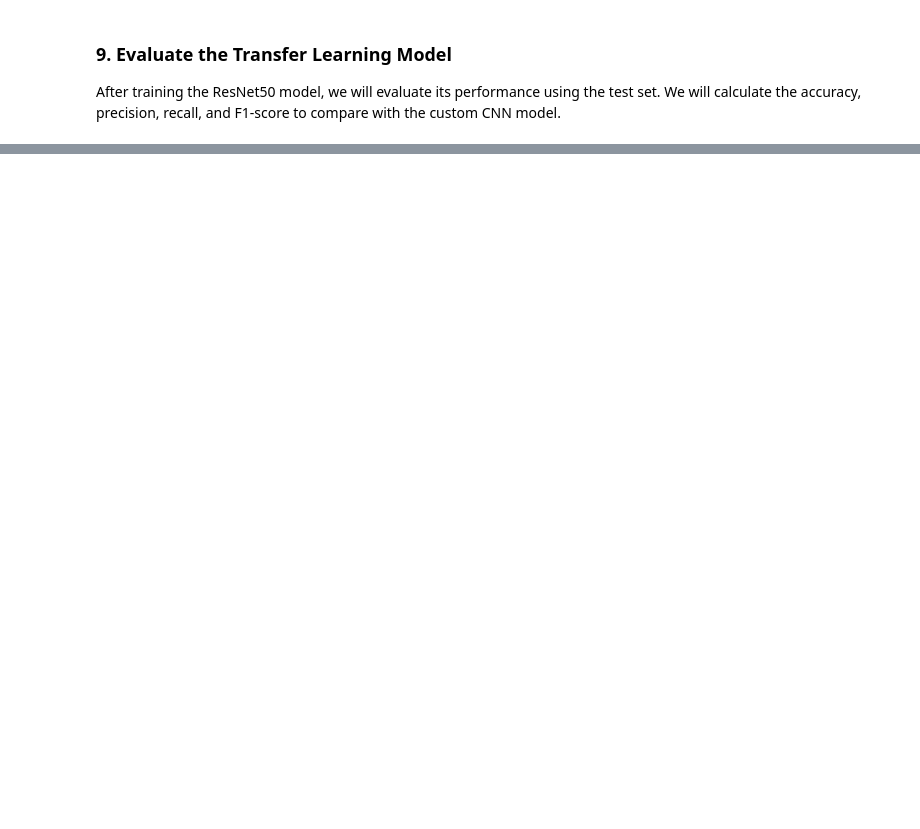
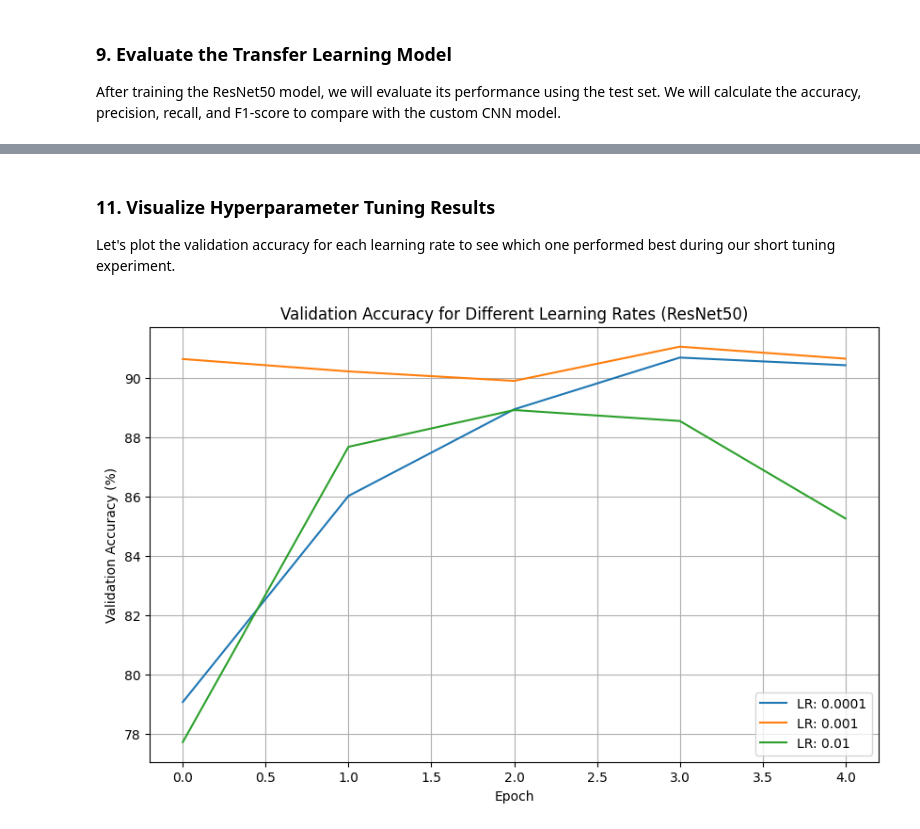
Before and after one commit to athiqhahammad2-art/-Agriculture-Smart-Farming---Computer-Vision-for-Crop-Disease-Detection-, a Jupyter notebook: Plant_Disease_Detection.ipynb, the cells around one changed output, grey strips where cells are left out. Drawn from its saved outputs; the diff is of its cells as text; code cells hidden in the pictures; blank space fills up the shorter version.

```diff
--- a/Plant_Disease_Detection.ipynb
+++ b/Plant_Disease_Detection.ipynb
@@ -655,0 +696,28 @@ ResNet50 Overall Macro F1-Score: 0.9542
+# %%
+learning_rates = [0.0001, 0.001, 0.01]
+num_epochs_tuning = 5 # Use fewer epochs for tuning to save time
+
+results = {}
+
+print("Starting Hyperparameter Tuning for Learning Rate...")
+
+for lr in learning_rates:
+    print(f"\n----- Training with Learning Rate: {lr} -----")
+
+    # Re-instantiate the model to ensure a fresh start for each LR experiment
+    # Make sure to freeze layers again
+    tuned_model = models.resnet50(pretrained=True)
+    for param in tuned_model.parameters():
+        param.requires_grad = False
+    num_ftrs = tuned_model.fc.in_features
+    tuned_model.fc = nn.Linear(num_ftrs, num_classes)
+    tuned_model = tuned_model.to(device)
+
+    tuned_optimizer = optim.Adam(tuned_model.fc.parameters(), lr=lr)
+
+    _, _, val_accuracies_lr = train_model(
+        tuned_model, criterion, tuned_optimizer, train_loader, val_loader, num_epochs=num_epochs_tuning
+    )
+    results[lr] = val_accuracies_lr
+
+print("\nHyperparameter Tuning Complete!")
@@ -655,0 +745,18 @@ ResNet50 Overall Macro F1-Score: 0.9542
+# %% [markdown]
+### 11. Visualize Hyperparameter Tuning Results
+
+Let's plot the validation accuracy for each learning rate to see which one performed best during our short tuning experiment.
+# %%
+plt.figure(figsize=(10, 6))
+
+for lr, accuracies in results.items():
+    plt.plot(accuracies, label=f'LR: {lr}')
+
+plt.title('Validation Accuracy for Different Learning Rates (ResNet50)')
+plt.xlabel('Epoch')
+plt.ylabel('Validation Accuracy (%)')
+plt.legend()
+plt.grid(True)
+plt.show()
+# %% [output]
+[figure, added]
```
Also changed, not shown: parts of 11 cells of this notebook.
